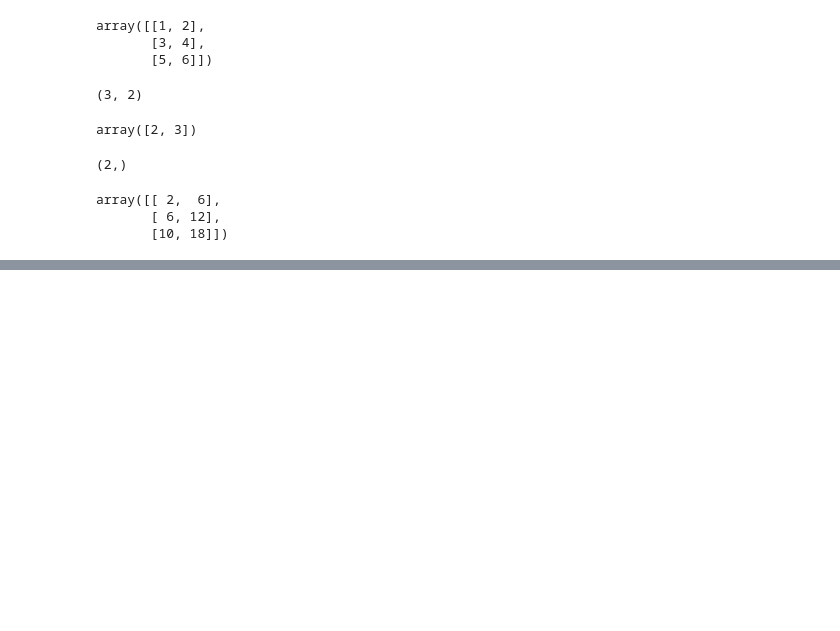
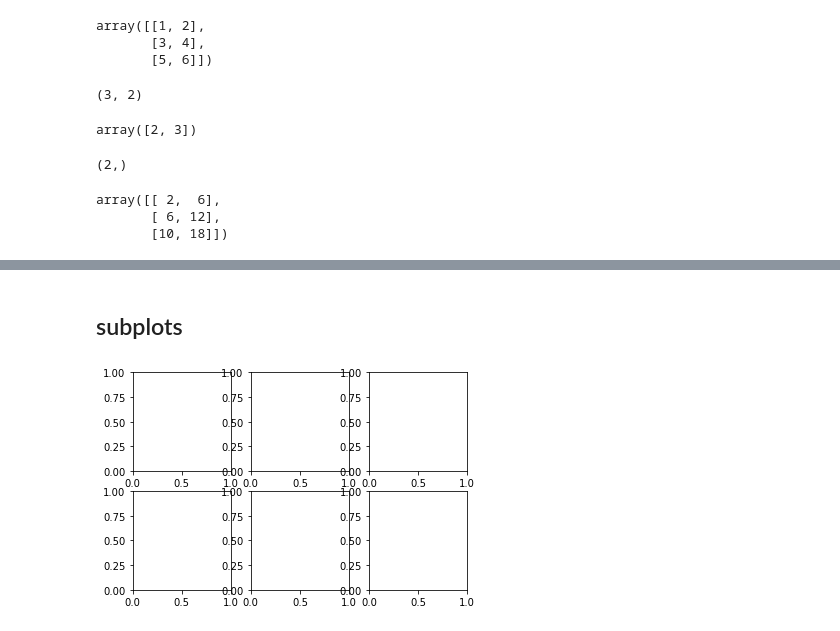
Before and after one commit to YuweiZJ/rces-lecture, a Jupyter notebook: Untitled.ipynb, the cells around one changed output, grey strips where cells are left out. Cells and saved outputs as stored; diff of their text form; code cells hidden in the pictures; blank space fills up the shorter version.

```diff
--- a/Untitled.ipynb
+++ b/Untitled.ipynb
@@ -959,0 +993,7 @@ array([[ 2,  6],
+# %% [markdown]
+## subplots
+# %%
+fig = plt.figure()
+axes = fig.subplots(nrows = 2, ncols = 3)
+# %% [output]
+[figure, added]
```
Also changed, not shown: parts of 33 cells of this notebook.
